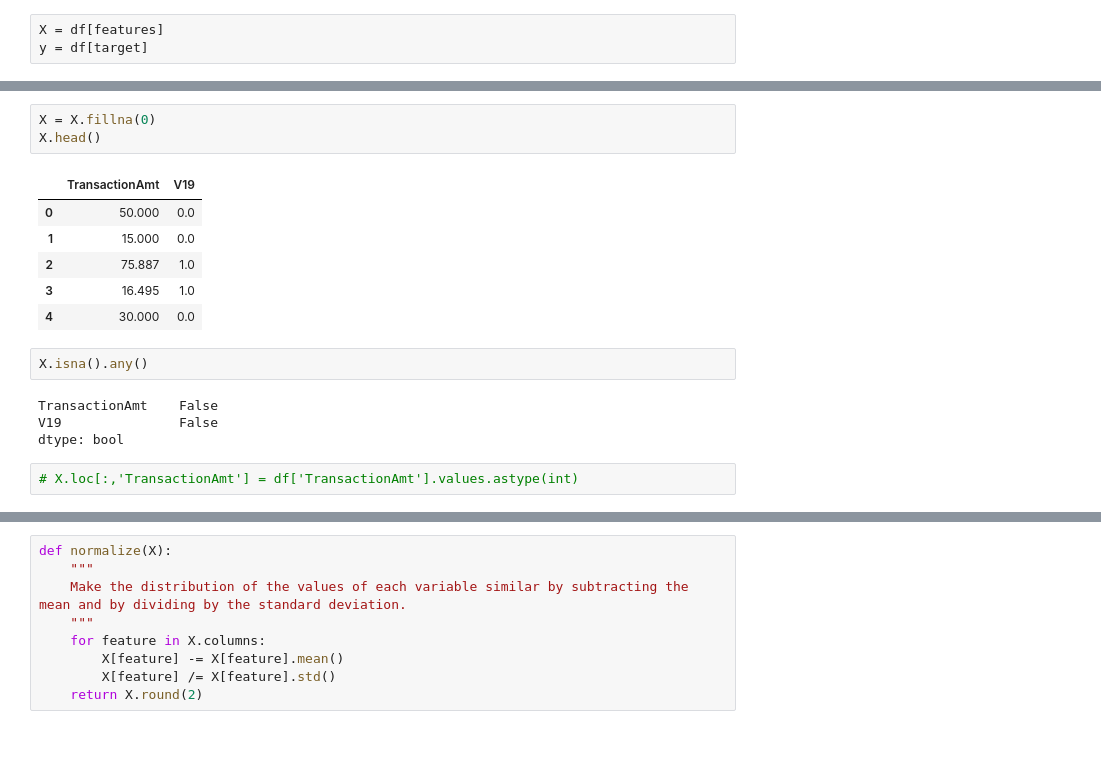
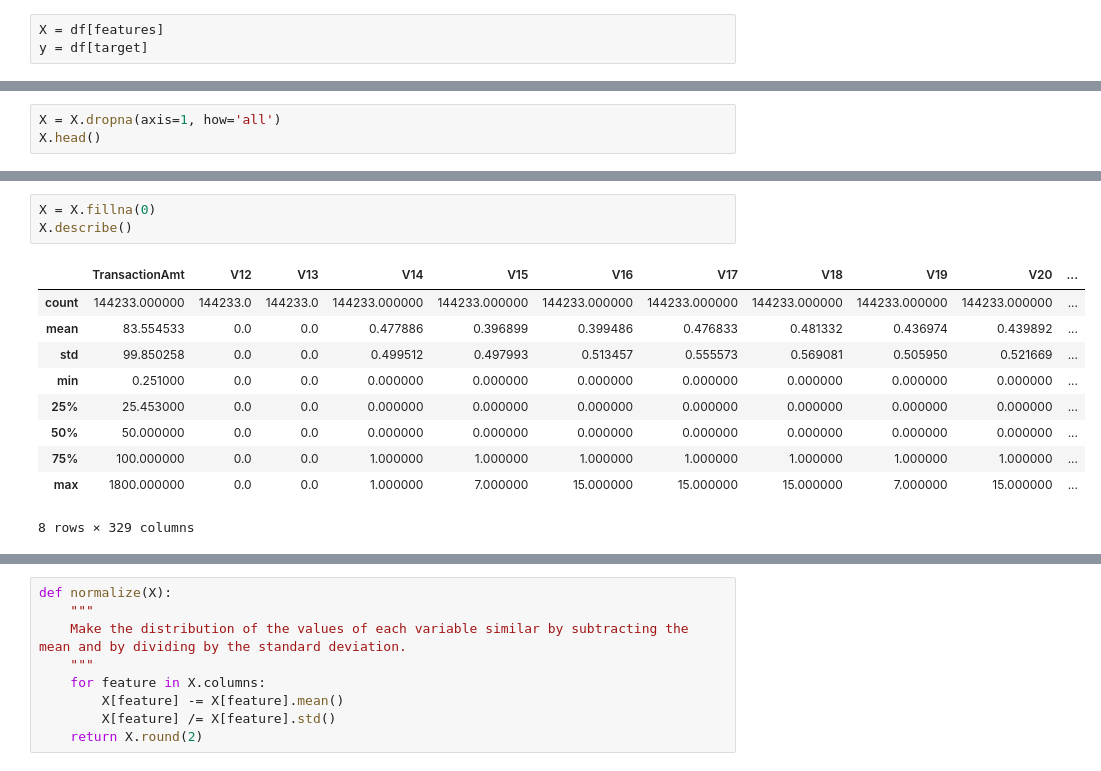
Before and after one commit to lukastymo/demo-fraud-detection, a Jupyter notebook: notebook.ipynb, the cells around one changed output, grey strips where cells are left out. Drawn from its saved outputs; the diff is of its cells as text; blank space fills up the shorter version.

```diff
--- a/notebook.ipynb
+++ b/notebook.ipynb
@@ -74,0 +419,3 @@ X.describe()
+# %%
+X = X.dropna(axis=1, how='all')
+X.head()
@@ -75,18 +430,14 @@ X.describe()
 # %%
 X = X.fillna(0)
-X.head()
+X.describe()
 # %% [output]
-|  | TransactionAmt | V19 |
-| 0 | 50.000 | 0.0 |
-| 1 | 15.000 | 0.0 |
-| 2 | 75.887 | 1.0 |
-| 3 | 16.495 | 1.0 |
-| 4 | 30.000 | 0.0 |
+|  | TransactionAmt | V12 | V13 | V14 | V15 | V16 | V17 | V18 | V19 | V20 | ... |
+| count | 144233.000000 | 144233.0 | 144233.0 | 144233.000000 | 144233.000000 | 144233.000000 | 144233.000000 | 144233.000000 | 144233.000000 | 144233.000000 | ... |
+| mean | 83.554533 | 0.0 | 0.0 | 0.477886 | 0.396899 | 0.399486 | 0.476833 | 0.481332 | 0.436974 | 0.439892 | ... |
+| std | 99.850258 | 0.0 | 0.0 | 0.499512 | 0.497993 | 0.513457 | 0.555573 | 0.569081 | 0.505950 | 0.521669 | ... |
+| min | 0.251000 | 0.0 | 0.0 | 0.000000 | 0.000000 | 0.000000 | 0.000000 | 0.000000 | 0.000000 | 0.000000 | ... |
+| 25% | 25.453000 | 0.0 | 0.0 | 0.000000 | 0.000000 | 0.000000 | 0.000000 | 0.000000 | 0.000000 | 0.000000 | ... |
+| 50% | 50.000000 | 0.0 | 0.0 | 0.000000 | 0.000000 | 0.000000 | 0.000000 | 0.000000 | 0.000000 | 0.000000 | ... |
+| 75% | 100.000000 | 0.0 | 0.0 | 1.000000 | 1.000000 | 1.000000 | 1.000000 | 1.000000 | 1.000000 | 1.000000 | ... |
+| max | 1800.000000 | 0.0 | 0.0 | 1.000000 | 7.000000 | 15.000000 | 15.000000 | 15.000000 | 7.000000 | 15.000000 | ... |
+8 rows × 329 columns
-# %%
-X.isna().any()
-# %% [output]
-TransactionAmt    False
-V19               False
-dtype: bool
-# %%
-# X.loc[:,'TransactionAmt'] = df['TransactionAmt'].values.astype(int)
```
Also changed, not shown: parts of 17 cells of this notebook, 2 other files.
